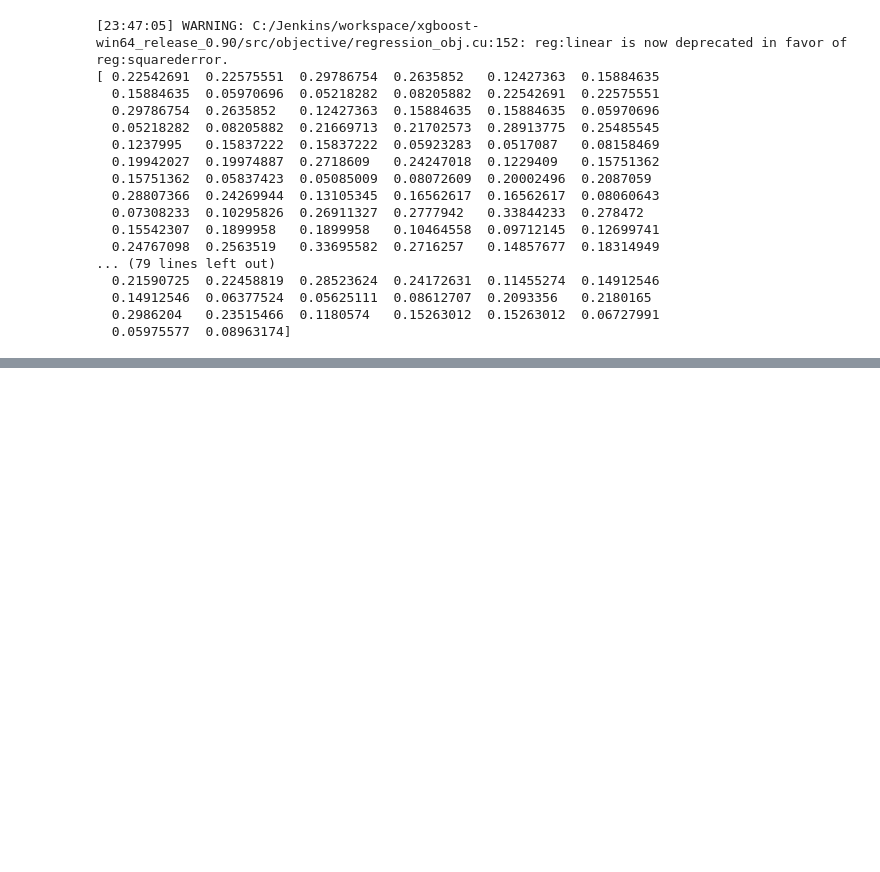
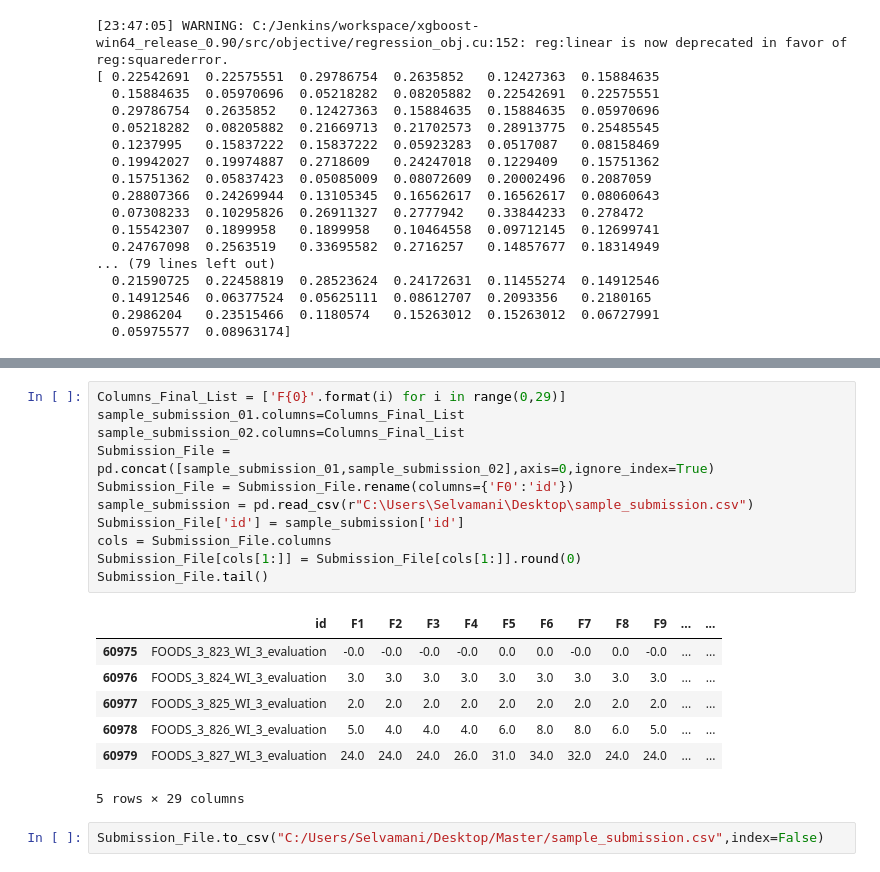
Before and after one commit to krishna0125/python_test, a Jupyter notebook: Walmart_01.ipynb, the cells around one changed output, grey strips where cells are left out. Drawn from its saved outputs; the diff is of its cells as text; blank space fills up the shorter version.

```diff
--- a/Walmart_01.ipynb
+++ b/Walmart_01.ipynb
@@ -220,0 +301,21 @@ memory usage: 74.4 KB
+# %%
+Columns_Final_List = ['F{0}'.format(i) for i in range(0,29)]
+sample_submission_01.columns=Columns_Final_List
+sample_submission_02.columns=Columns_Final_List
+Submission_File = pd.concat([sample_submission_01,sample_submission_02],axis=0,ignore_index=True)
+Submission_File = Submission_File.rename(columns={'F0':'id'})
+sample_submission = pd.read_csv(r"C:\Users\Selvamani\Desktop\sample_submission.csv")
+Submission_File['id'] = sample_submission['id']
+cols = Submission_File.columns
+Submission_File[cols[1:]] = Submission_File[cols[1:]].round(0)
+Submission_File.tail()
+# %% [output]
+|  | id | F1 | F2 | F3 | F4 | F5 | F6 | F7 | F8 | F9 | ... | ... |
+| 60975 | FOODS_3_823_WI_3_evaluation | -0.0 | -0.0 | -0.0 | -0.0 | 0.0 | 0.0 | -0.0 | 0.0 | -0.0 | ... | ... |
+| 60976 | FOODS_3_824_WI_3_evaluation | 3.0 | 3.0 | 3.0 | 3.0 | 3.0 | 3.0 | 3.0 | 3.0 | 3.0 | ... | ... |
+| 60977 | FOODS_3_825_WI_3_evaluation | 2.0 | 2.0 | 2.0 | 2.0 | 2.0 | 2.0 | 2.0 | 2.0 | 2.0 | ... | ... |
+| 60978 | FOODS_3_826_WI_3_evaluation | 5.0 | 4.0 | 4.0 | 4.0 | 6.0 | 8.0 | 8.0 | 6.0 | 5.0 | ... | ... |
+| 60979 | FOODS_3_827_WI_3_evaluation | 24.0 | 24.0 | 24.0 | 26.0 | 31.0 | 34.0 | 32.0 | 24.0 | 24.0 | ... | ... |
+5 rows × 29 columns
+# %%
+Submission_File.to_csv("C:/Users/Selvamani/Desktop/Master/sample_submission.csv",index=False)
```
Also changed, not shown: parts of 7 cells of this notebook.
